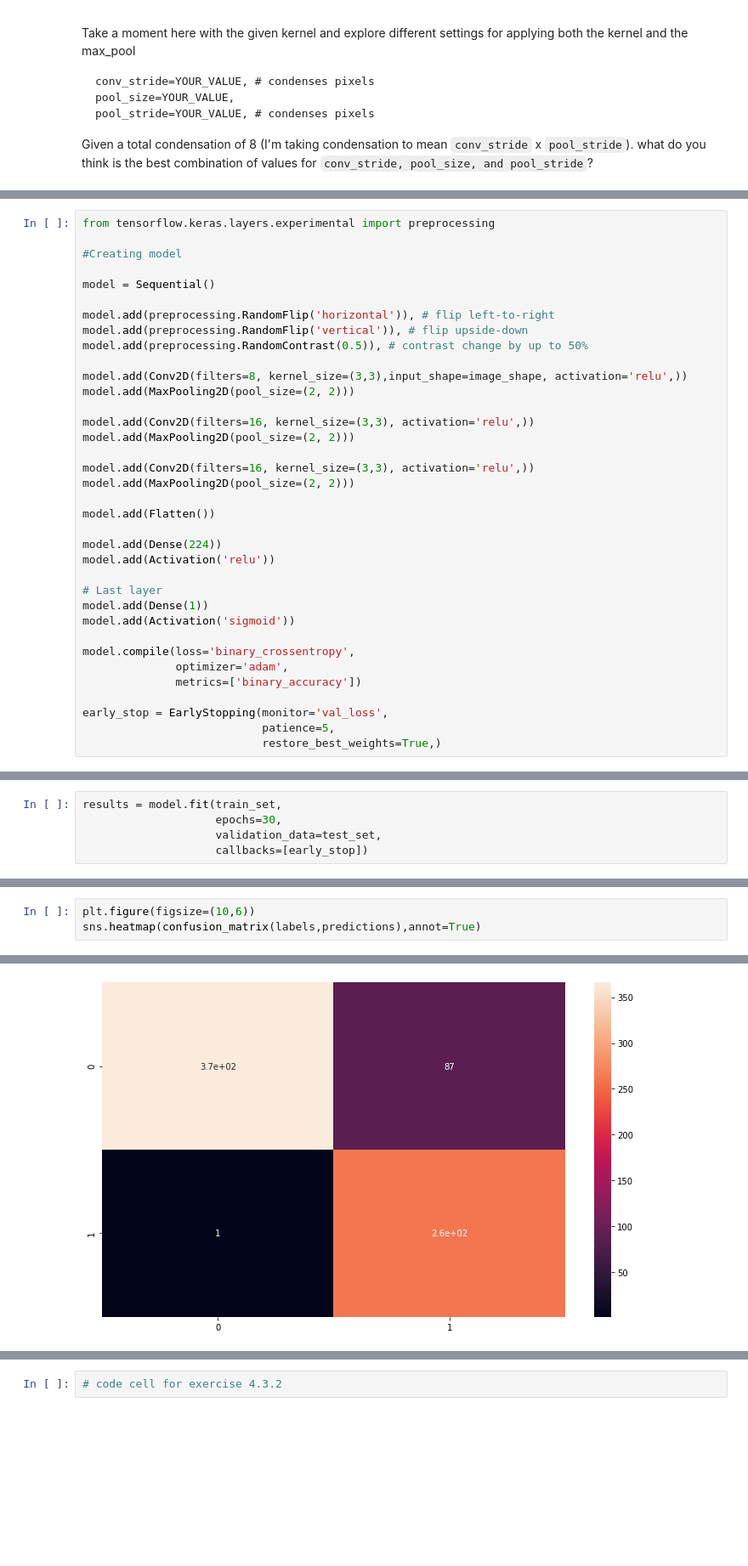
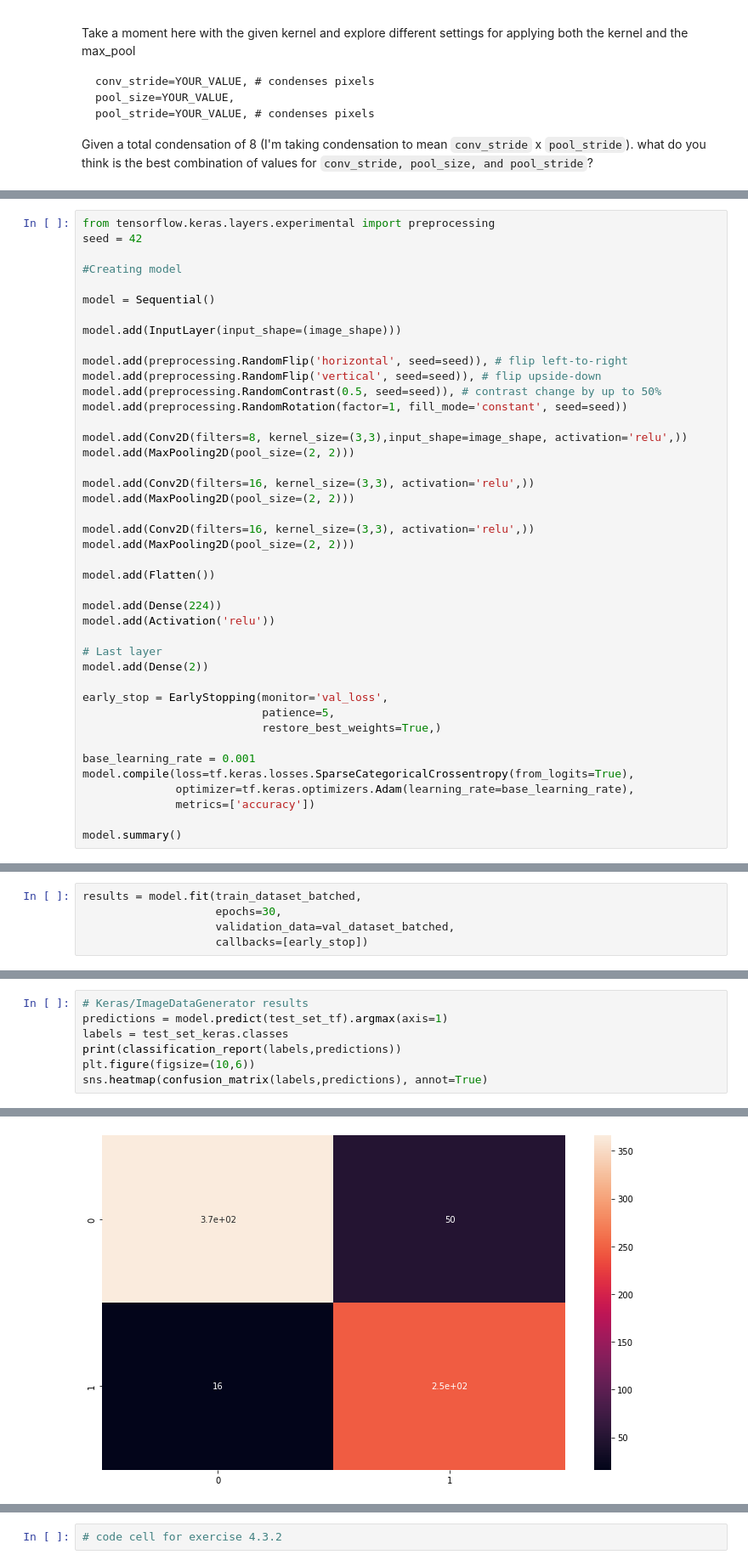
Before and after one commit to wesleybeckner/general_applications_of_neural_networks, a Jupyter notebook: notebooks/S4_Computer_Vision_II.ipynb, the cells around one changed output, grey strips where cells are left out. Shown at 85% size. Drawn from its saved outputs; the diff is of its cells as text; blank space fills up the shorter version.

```diff
--- a/notebooks/S4_Computer_Vision_II.ipynb
+++ b/notebooks/S4_Computer_Vision_II.ipynb
@@ -636,13 +1078,17 @@ by varying the images in this way, the model always sees slightly new data, and
 # %%
 from tensorflow.keras.layers.experimental import preprocessing
+seed = 42
 
 #Creating model
 
 model = Sequential()
 
-model.add(preprocessing.RandomFlip('horizontal')), # flip left-to-right
-model.add(preprocessing.RandomFlip('vertical')), # flip upside-down
-model.add(preprocessing.RandomContrast(0.5)), # contrast change by up to 50%
+model.add(InputLayer(input_shape=(image_shape)))
+
+model.add(preprocessing.RandomFlip('horizontal', seed=seed)), # flip left-to-right
+model.add(preprocessing.RandomFlip('vertical', seed=seed)), # flip upside-down
+model.add(preprocessing.RandomContrast(0.5, seed=seed)), # contrast change by up to 50%
+model.add(preprocessing.RandomRotation(factor=1, fill_mode='constant', seed=seed))
 
 model.add(Conv2D(filters=8, kernel_size=(3,3),input_shape=image_shape, activation='relu',))
 model.add(MaxPooling2D(pool_size=(2, 2)))
@@ -659,13 +1105,15 @@ model.add(Dense(224))
 model.add(Activation('relu'))
 
 # Last layer
-model.add(Dense(1))
-model.add(Activation('sigmoid'))
-
-model.compile(loss='binary_crossentropy',
-              optimizer='adam',
-              metrics=['binary_accuracy'])
+model.add(Dense(2))
 
 early_stop = EarlyStopping(monitor='val_loss',
                            patience=5,
                            restore_best_weights=True,)
+
+base_learning_rate = 0.001
+model.compile(loss=tf.keras.losses.SparseCategoricalCrossentropy(from_logits=True),
+              optimizer=tf.keras.optimizers.Adam(learning_rate=base_learning_rate),
+              metrics=['accuracy'])
+
+model.summary()
@@ -672,7 +1138,7 @@ early_stop = EarlyStopping(monitor='val_loss',
 # %%
-results = model.fit(train_set,
+results = model.fit(train_dataset_batched,
                     epochs=30,
-                    validation_data=test_set,
+                    validation_data=val_dataset_batched,
                     callbacks=[early_stop])
 # %% [output]
 Epoch 1/30
@@ -738,4 +1167,8 @@ weighted avg       0.91      0.88      0.88       715
 # %%
+# Keras/ImageDataGenerator results
+predictions = model.predict(test_set_tf).argmax(axis=1)
+labels = test_set_keras.classes
+print(classification_report(labels,predictions))
 plt.figure(figsize=(10,6))
-sns.heatmap(confusion_matrix(labels,predictions),annot=True)
+sns.heatmap(confusion_matrix(labels,predictions), annot=True)
 # %% [output]
@@ -743,4 +1184,4 @@ sns.heatmap(confusion_matrix(labels,predictions),annot=True)
-[figure, old version]
+[figure, new version]
 # %% [markdown]
 <a name='x.3.2'></a>
 
```
Also changed, not shown: parts of 70 cells of this notebook.
